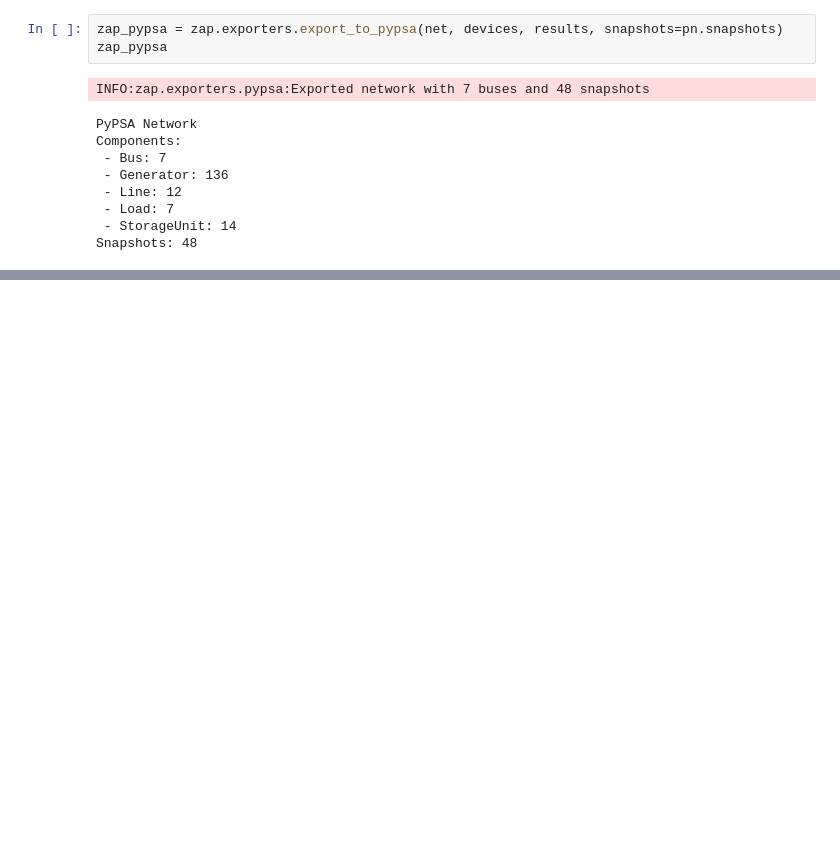
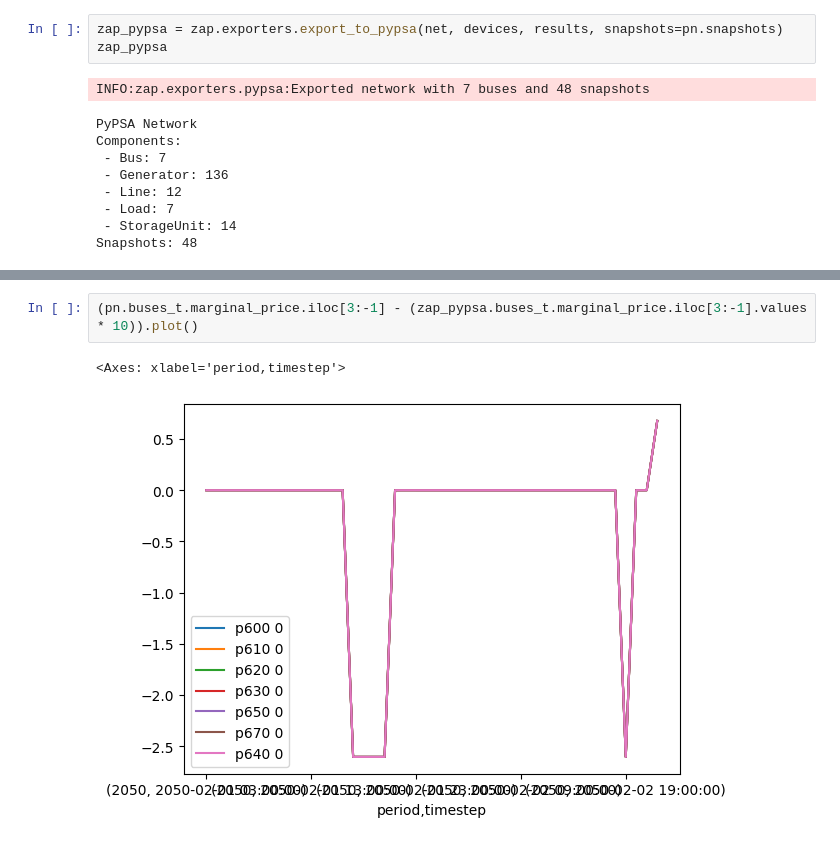
Before and after one commit to degleris1/zap, a Jupyter notebook: docs/source/pypsa_example.ipynb, the cells around one changed output, grey strips where cells are left out. Cells and saved outputs as stored; diff of their text form; blank space fills up the shorter version.

```diff
--- a/docs/source/pypsa_example.ipynb
+++ b/docs/source/pypsa_example.ipynb
@@ -103,0 +111,5 @@ zap_pypsa.buses_t.marginal_price.iloc[3:-1].plot()
+# %%
+(pn.buses_t.marginal_price.iloc[3:-1] - (zap_pypsa.buses_t.marginal_price.iloc[3:-1].values * 10)).plot()
+# %% [output]
+<Axes: xlabel='period,timestep'>
+[figure, added]
```
Also changed, not shown: parts of 5 cells of this notebook, 4 other files.
